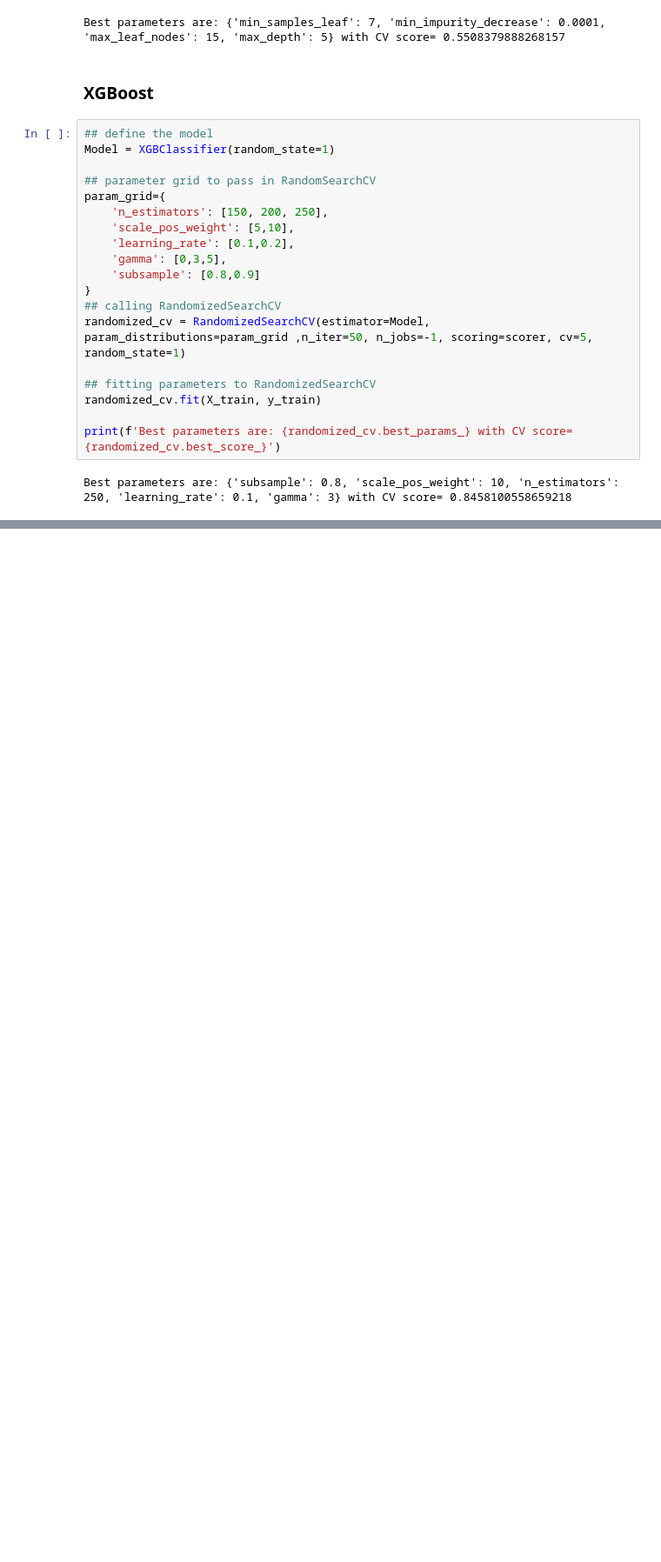
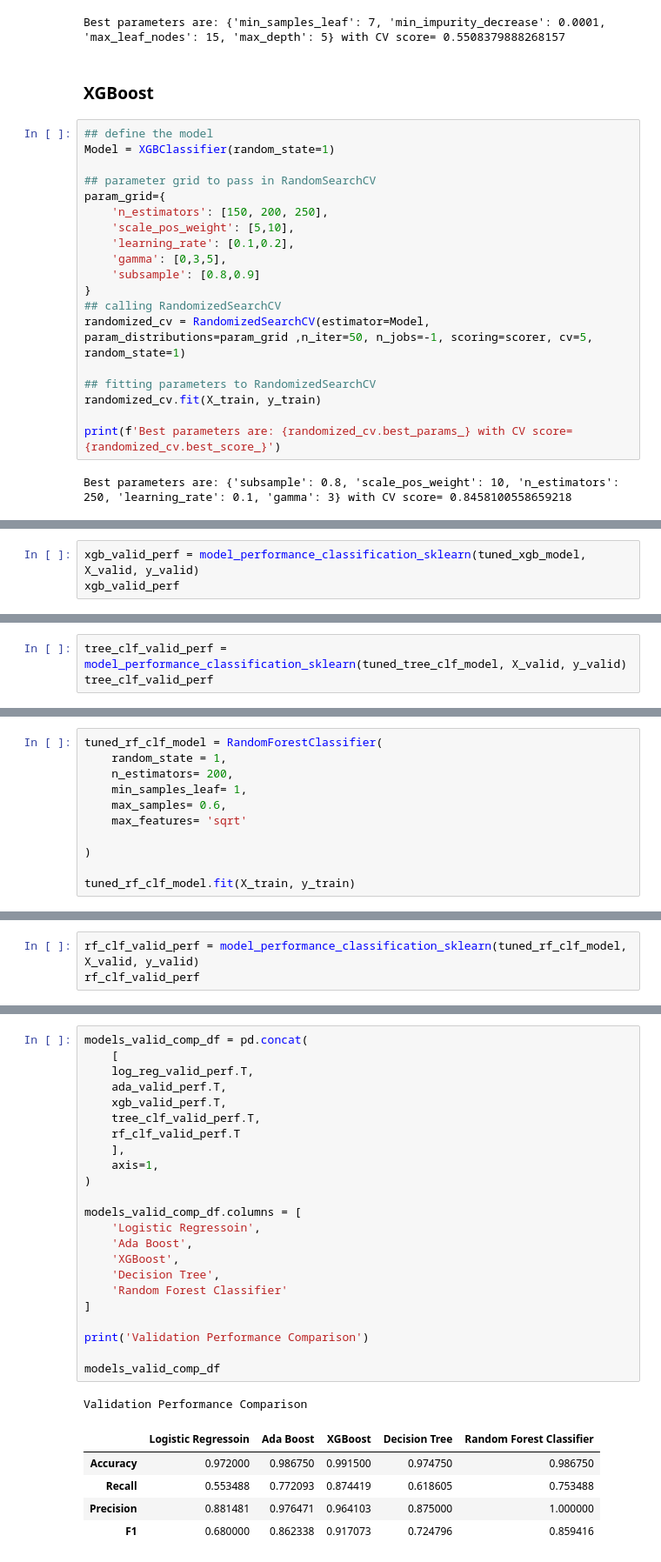
Before and after one commit to moro23/ml_generator_failure_detection, a Jupyter notebook: notebook/notebook.ipynb, the cells around one changed output, grey strips where cells are left out. Shown at 87% size. Drawn from its saved outputs; the diff is of its cells as text; blank space fills up the shorter version.

Commit message:
tuned models with best parameter, compared the validation perf of diff models.

```diff
--- a/notebook/notebook.ipynb
+++ b/notebook/notebook.ipynb
@@ -734,0 +795,3 @@ Best parameters are: {'subsample': 0.8, 'scale_pos_weight': 10, 'n_estimators':
+# %%
+xgb_valid_perf = model_performance_classification_sklearn(tuned_xgb_model, X_valid, y_valid)
+xgb_valid_perf
@@ -734,0 +816,3 @@ Best parameters are: {'subsample': 0.8, 'scale_pos_weight': 10, 'n_estimators':
+# %%
+tree_clf_valid_perf = model_performance_classification_sklearn(tuned_tree_clf_model, X_valid, y_valid)
+tree_clf_valid_perf
@@ -734,0 +822,11 @@ Best parameters are: {'subsample': 0.8, 'scale_pos_weight': 10, 'n_estimators':
+# %%
+tuned_rf_clf_model = RandomForestClassifier(
+    random_state = 1,
+    n_estimators= 200,
+    min_samples_leaf= 1,
+    max_samples= 0.6,
+    max_features= 'sqrt'
+
+)
+
+tuned_rf_clf_model.fit(X_train, y_train)
@@ -734,0 +835,3 @@ Best parameters are: {'subsample': 0.8, 'scale_pos_weight': 10, 'n_estimators':
+# %%
+rf_clf_valid_perf = model_performance_classification_sklearn(tuned_rf_clf_model, X_valid, y_valid)
+rf_clf_valid_perf
@@ -734,0 +843,30 @@ Best parameters are: {'subsample': 0.8, 'scale_pos_weight': 10, 'n_estimators':
+# %%
+models_valid_comp_df = pd.concat(
+    [
+    log_reg_valid_perf.T,
+    ada_valid_perf.T,
+    xgb_valid_perf.T,
+    tree_clf_valid_perf.T,
+    rf_clf_valid_perf.T
+    ],
+    axis=1,
+)
+
+models_valid_comp_df.columns = [
+    'Logistic Regressoin',
+    'Ada Boost',
+    'XGBoost',
+    'Decision Tree',
+    'Random Forest Classifier'
+]
+
+print('Validation Performance Comparison')
+
+models_valid_comp_df
+# %% [output]
+Validation Performance Comparison
+|  | Logistic Regressoin | Ada Boost | XGBoost | Decision Tree | Random Forest Classifier |
+| Accuracy | 0.972000 | 0.986750 | 0.991500 | 0.974750 | 0.986750 |
+| Recall | 0.553488 | 0.772093 | 0.874419 | 0.618605 | 0.753488 |
+| Precision | 0.881481 | 0.976471 | 0.964103 | 0.875000 | 1.000000 |
+| F1 | 0.680000 | 0.862338 | 0.917073 | 0.724796 | 0.859416 |
```
Also changed, not shown: parts of 16 cells of this notebook.
